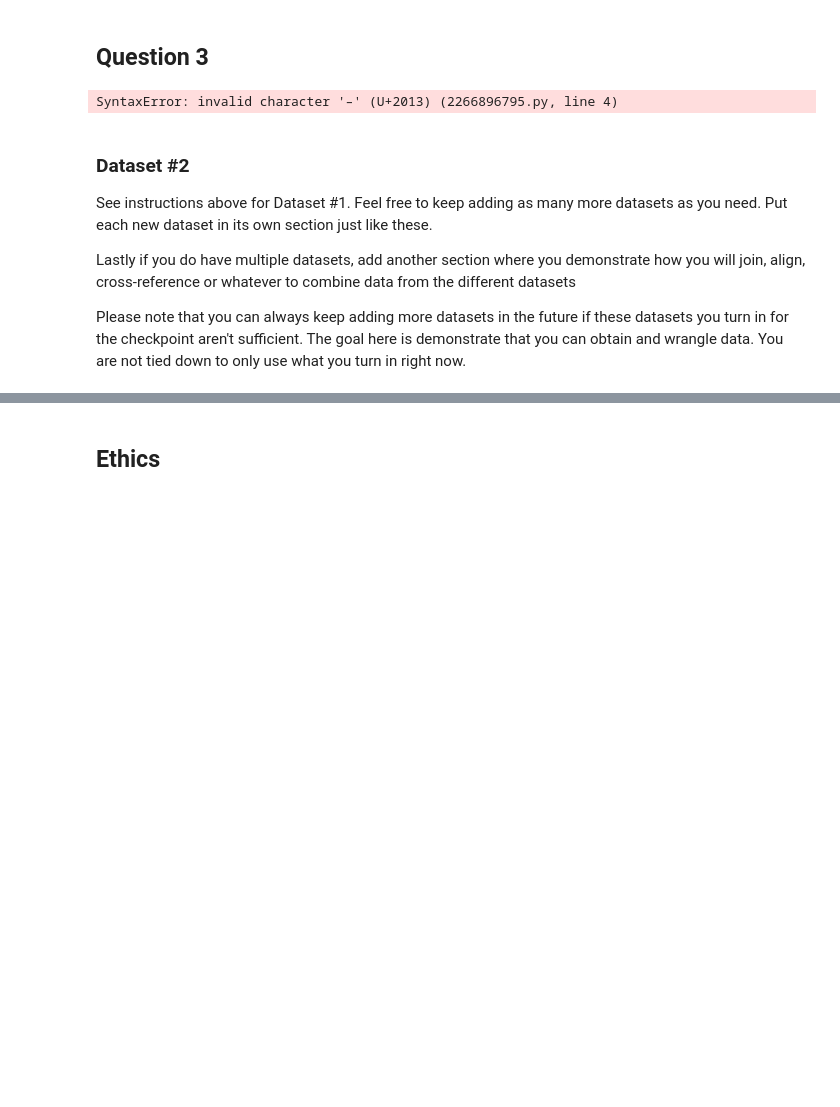
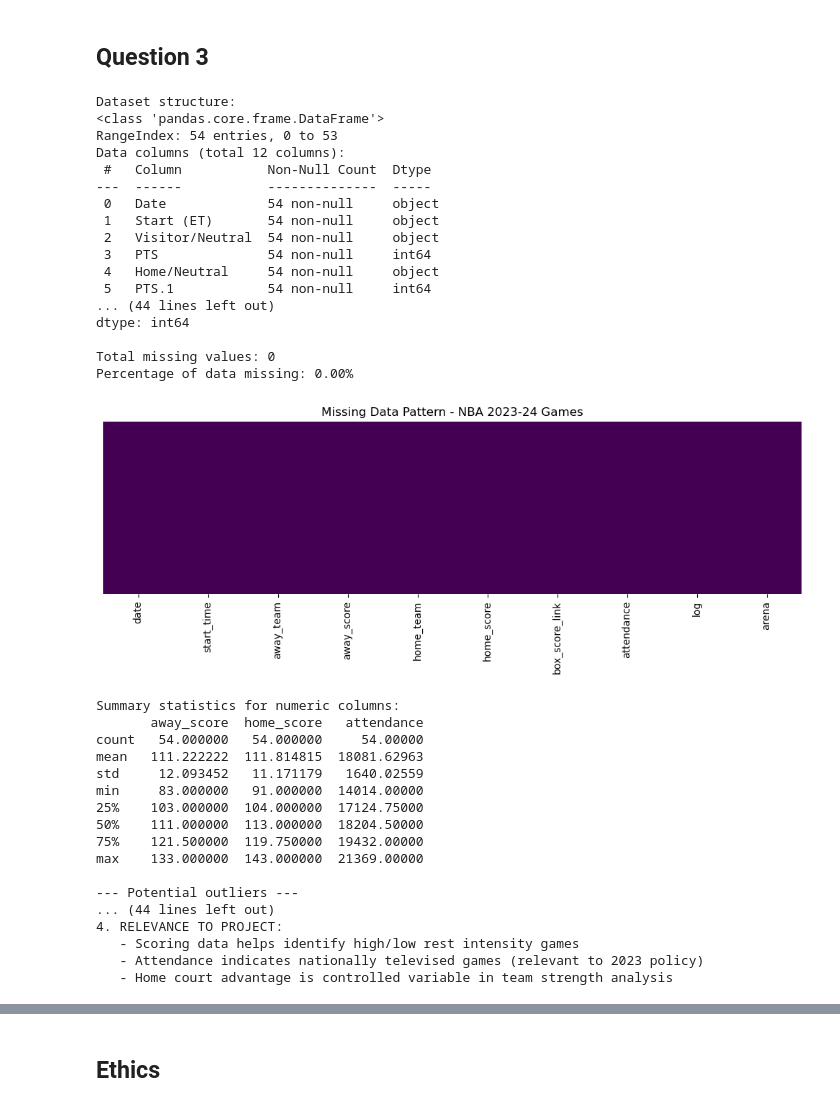
Before and after one commit to COGS108/Group-SP26-082, a Jupyter notebook: 01-DataCheckpoint.ipynb, the cells around one changed output, grey strips where cells are left out. Cells and saved outputs as stored; diff of their text form; code cells hidden in the pictures; blank space fills up the shorter version.

Commit message:
Update DataCheckpoint notebook

```diff
--- a/01-DataCheckpoint.ipynb
+++ b/01-DataCheckpoint.ipynb
@@ -173,7 +167,7 @@ seasons.
 ## YOUR CODE TO LOAD/CLEAN/TIDY/WRANGLE THE DATA GOES HERE
 
 # Dataset #1:
-NBA 2023–24 Regular Season Game Log
+# NBA 2023–24 Regular Season Game Log
 
 
 # Source: Basketball Reference (https://www.basketball-reference.com/leagues/NBA_2024_games.html)
@@ -251,39 +245,98 @@ high_scoring = df[(df['away_score'] > 140) | (df['home_score'] > 140)]
 low_scoring = df[(df['away_score'] < 80) | (df['home_score'] < 80)]
 
 if len(high_scoring) > 0:
     print(f"\nHigh-scoring games (>140 pts):")
     print(high_scoring[['date', 'away_team', 'away_score', 'home_team', 'home_score']])
 else:
     print("\nNo unusually high-scoring games (>140 pts)")
 
 if len(low_scoring) > 0:
     print(f"\nLow-scoring games (<80 pts):")
     print(low_scoring[['date', 'away_team', 'away_score', 'home_team', 'home_score']])
 else:
     print("\nNo unusually low-scoring games (<80 pts)")
 
 
 #3F - Cleaning summary
 print("=== DATA CLEANING SUMMARY ===")
 print(f"Original data: 54 games from NBA 2023-24 season")
 print(f"\nCleaning steps performed:")
 print(f"  1. Dropped 2 columns with missing/useless data (Unnamed: 7, Notes)")
 print(f"  2. Renamed all columns to clear snake_case names")
 print(f"  3. Verified no missing values in final dataset")
 print(f"  4. Identified 1 outlier: high-scoring game (Wizards vs Pacers, 263 total pts)")
 print(f"\nFinal clean dataset: {df.shape[0]} rows × {df.shape[1]} columns")
 print(f"Data is tidy, complete, and ready for analysis!")
 
 #3G - Save to the processed data directory
+import os
+os.makedirs('data/02-processed', exist_ok=True)
 df.to_csv('data/02-processed/nba_2024_games_clean.csv', index=False)
 print("Clean data saved to: data/02-processed/nba_2024_games_clean.csv")
+
+# Summary statistics for important variables
+print("\n" + "="*60)
+print("SUMMARY STATISTICS - KEY VARIABLES FOR PROJECT")
+print("="*60)
+
+# Convert scores to numeric for analysis
+df['away_score'] = pd.to_numeric(df['away_score'], errors='coerce')
+df['home_score'] = pd.to_numeric(df['home_score'], errors='coerce')
+df['attendance'] = pd.to_numeric(df['attendance'], errors='coerce')
+
+print("\n1. SCORING PATTERNS:")
+print(f"   Away team average score: {df['away_score'].mean():.1f} points (SD: {df['away_score'].std():.1f})")
+print(f"   Home team average score: {df['home_score'].mean():.1f} points (SD: {df['home_score'].std():.1f})")
+print(f"   Home court advantage: {(df['home_score'].mean() - df['away_score'].mean()):.1f} points")
+print(f"   Total points per game (avg): {(df['away_score'].mean() + df['home_score'].mean()):.1f}")
+
+print("\n2. GAME ATTENDANCE:")
+print(f"   Mean attendance: {df['attendance'].mean():,.0f} spectators")
+print(f"   Median attendance: {df['attendance'].median():,.0f}")
+print(f"   Range: {df['attendance'].min():,.0f} to {df['attendance'].max():,.0f}")
+print(f"   Missing attendance data: {df['attendance'].isnull().sum()} games")
+
+print("\n3. TEMPORAL DISTRIBUTION:")
+print(f"   Total games in dataset: {len(df)}")
+print(f"   Date range: {df['date'].min()} to {df['date'].max()}")
+
+print("\n4. RELEVANCE TO PROJECT:")
+print("   - Scoring data helps identify high/low rest intensity games")
+print("   - Attendance indicates nationally televised games (relevant to 2023 policy)")
+print("   - Home court advantage is controlled variable in team strength analysis")
 # %% [output]
-SyntaxError: invalid character '–' (U+2013) (2266896795.py, line 4)
+Dataset structure:
+<class 'pandas.core.frame.DataFrame'>
+RangeIndex: 54 entries, 0 to 53
+Data columns (total 12 columns):
+ #   Column           Non-Null Count  Dtype
+---  ------           --------------  -----
+ 0   Date             54 non-null     object
+ 1   Start (ET)       54 non-null     object
+ 2   Visitor/Neutral  54 non-null     object
+ 3   PTS              54 non-null     int64
+ 4   Home/Neutral     54 non-null     object
+ 5   PTS.1            54 non-null     int64
+... (44 lines left out)
+dtype: int64
+
+Total missing values: 0
+Percentage of data missing: 0.00%
+[figure, added]
+Summary statistics for numeric columns:
+       away_score  home_score   attendance
+count   54.000000   54.000000     54.00000
+mean   111.222222  111.814815  18081.62963
+std     12.093452   11.171179   1640.02559
+min     83.000000   91.000000  14014.00000
+25%    103.000000  104.000000  17124.75000
+50%    111.000000  113.000000  18204.50000
+75%    121.500000  119.750000  19432.00000
+max    133.000000  143.000000  21369.00000
+
+--- Potential outliers ---
+... (44 lines left out)
+4. RELEVANCE TO PROJECT:
+   - Scoring data helps identify high/low rest intensity games
+   - Attendance indicates nationally televised games (relevant to 2023 policy)
+   - Home court advantage is controlled variable in team strength analysis
-# %% [markdown]
-### Dataset #2
-
-See instructions above for Dataset #1.  Feel free to keep adding as many more datasets as you need.  Put each new dataset in its own section just like these.
-
-Lastly if you do have multiple datasets, add another section where you demonstrate how you will join, align, cross-reference or whatever to combine data from the different datasets
-
-Please note that you can always keep adding more datasets in the future if these datasets you turn in for the checkpoint aren't sufficient.  The goal here is demonstrate that you can obtain and wrangle data.  You are not tied down to only use what you turn in right now.
```
Also changed, not shown: parts of 6 cells of this notebook.
